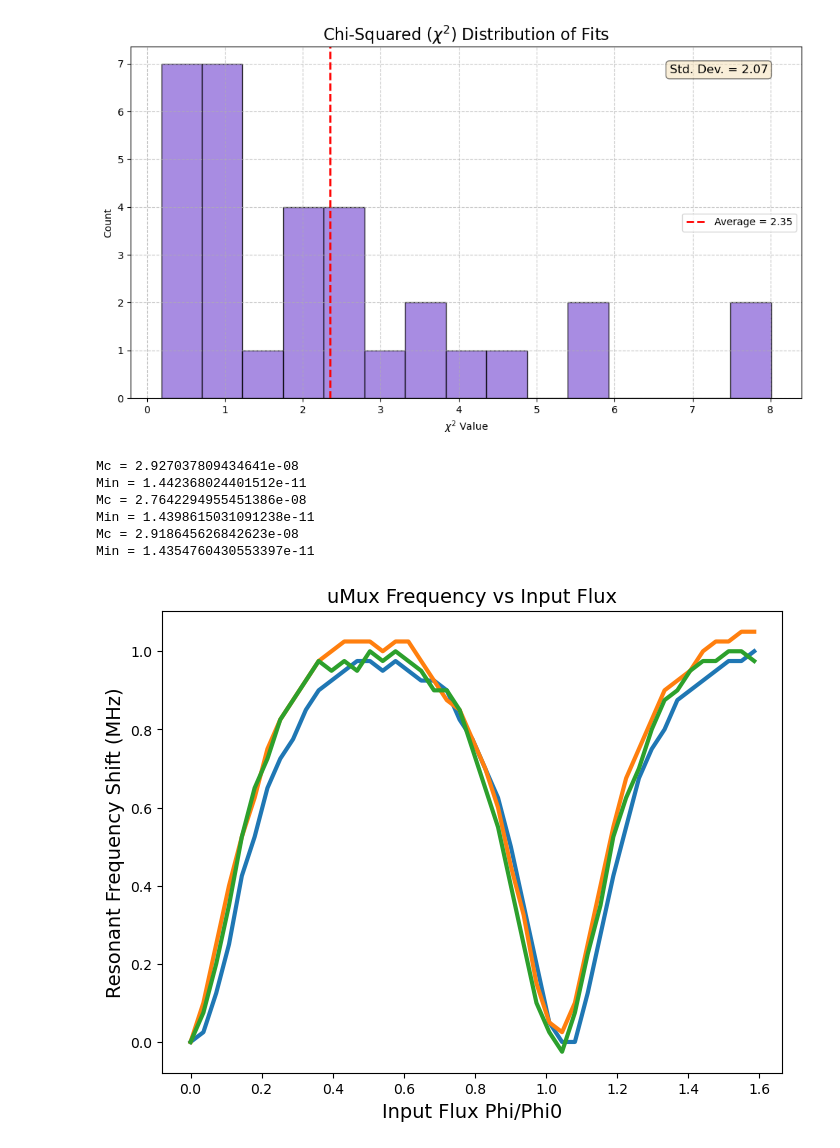
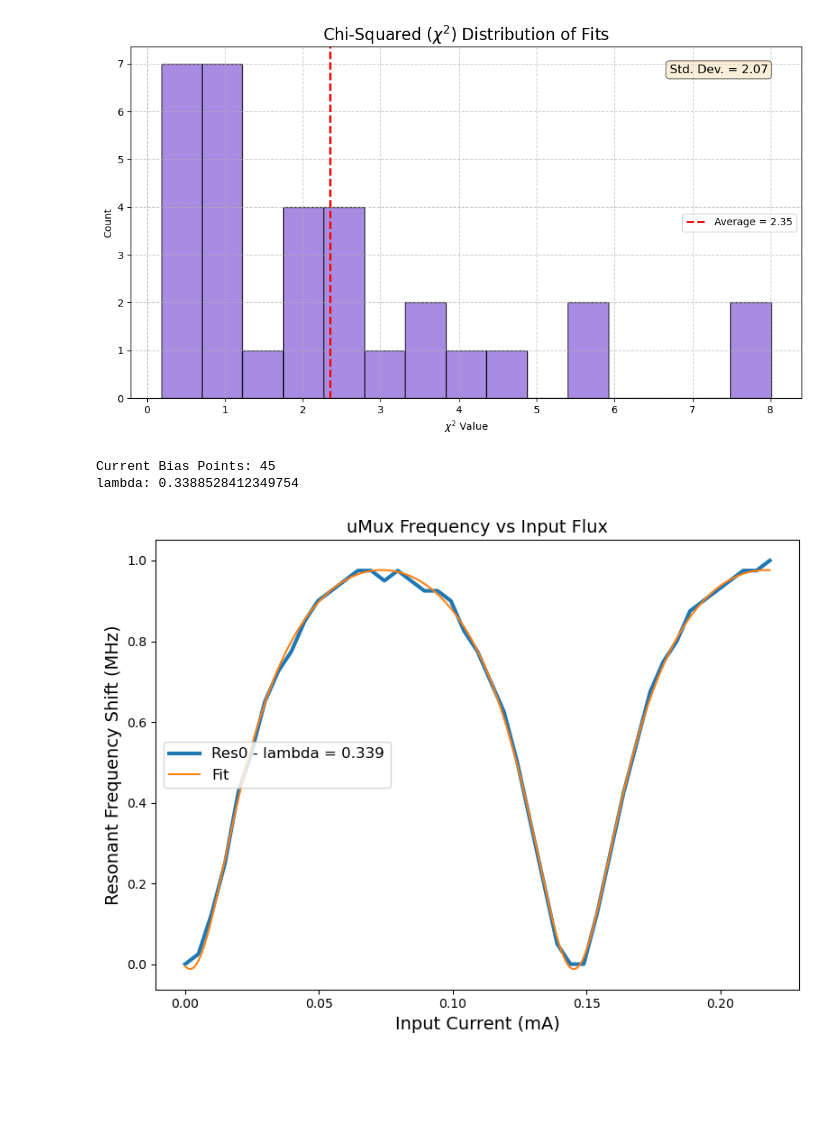
Before and after one commit to QTSF-Mines/Microwave-Multiplexing, a Jupyter notebook: resonator_fitting/NIST_resonators_Mines/NIST_umux.ipynb, the cells around one changed output. Drawn from its saved outputs; the diff is of its cells as text; code cells hidden in the pictures; blank space fills up the shorter version.

```diff
--- a/resonator_fitting/NIST_resonators_Mines/NIST_umux.ipynb
+++ b/resonator_fitting/NIST_resonators_Mines/NIST_umux.ipynb
@@ -131,57 +143,57 @@ min_idx = np.argmin(np.abs(s21_fr), axis=2)
 
 frs = fc[:, np.newaxis] + fbias[min_idx]
 
 plt.figure(figsize=(8, 6))
 
 plt.xlabel("Input Flux Phi/Phi0", fontsize = 14)
 plt.ylabel("Resonant Frequency Shift (MHz)", fontsize = 14)
 plt.title("uMux Frequency vs Input Flux", fontsize = 14)
 
 dfs = frs - frs[:, 0:1]
 bad_resonator = 16
 
 I0fits = np.empty(0)
 Minfits = np.empty(0)
 Mcfits = np.empty(0)
 fbfits = np.empty(0)
 lambfits = np.empty(0)
+print("Current Bias Points:", len(ibias))
+Phi0 = 2.067e-15
+for i in range(1):
 
-Phi0 = 2.067e-15
-for i in range(3):
-    plt.plot(ibias*15e-12/Phi0, dfs[i]*1e-6 , label = "Res:"+str(i), linewidth = 3)
     I0fit,Minfit,Mcfit,fbfit,lambfit = lf.fit_lambda(ibias, dfs[i])
+    plt.plot(ibias*1e3, dfs[i]*1e-6 , label = "Res"+str(i)+f" - lambda = {lambfit:.3f}", linewidth = 3)
     I0fits = np.append(I0fits,I0fit)
     Minfits = np.append(Minfits,Minfit)
     Mcfits = np.append(Mcfits,Mcfit)
     fbfits = np.append(fbfits,fbfit)
     lambfits = np.append(lambfits,lambfit)
-    print("Mc =",Mcfit)
-    print("Min =",Minfit)
-    f0_fit = lf.f0_of_I(ibias,I0fit,Minfit,Mcfit,fbfit,lambfit)
-    # plt.plot(ibias, f0_fit, label="Fit")
+    # print("Mc =",Mcfit)
+    # print("Min =",Minfit)
+    print("lambda:",lambfit)
+    i_array = np.linspace(0,np.max(ibias),1000)
+    f0_fit = lf.f0_of_I(i_array,I0fit,Minfit,Mcfit,fbfit,lambfit)
+    plt.plot(i_array*1e3, f0_fit*1e-6, label="Fit")
 
-# plt.legend(fontsize = 14)
-# plt.tight_layout()
-# plt.show()
+plt.legend(fontsize = 12)
+plt.xlabel("Input Current (mA)")
+plt.tight_layout()
+plt.show()
 
 freqs = dfs
 
-# np.savez('../../uMux_modeling/data/measured_flux_response.npz',
-#          ibias = ibias,
-#          freqs = freqs)
+np.savez('../../umux_modeling/LW_uMUX_src/source/data/measured_flux_response.npz',
+         ibias = ibias,
+         freqs = freqs)
 
-# np.savez('../../uMux_modeling/data/flux_response_params.npz',
-#          ibias=ibias,
-#          I0fits=I0fits,
-#          Minfits=Minfits,
-#          Mcfits=Mcfits,
-#          fbfits=fbfits,
-#          lambfits=lambfits)
+np.savez('../../umux_modeling/LW_uMUX_src/source/data/flux_response_params.npz',
+         ibias=ibias,
+         I0fits=I0fits,
+         Minfits=Minfits,
+         Mcfits=Mcfits,
+         fbfits=fbfits,
+         lambfits=lambfits)
 # %% [output]
-Mc = 2.927037809434641e-08
-Min = 1.442368024401512e-11
-Mc = 2.7642294955451386e-08
-Min = 1.4398615031091238e-11
-Mc = 2.918645626842623e-08
-Min = 1.4354760430553397e-11
+Current Bias Points: 45
+lambda: 0.3388528412349754
-[figure, old version]
+[figure, new version]
```
Also changed, not shown: parts of 4 cells of this notebook, 36 other files.
